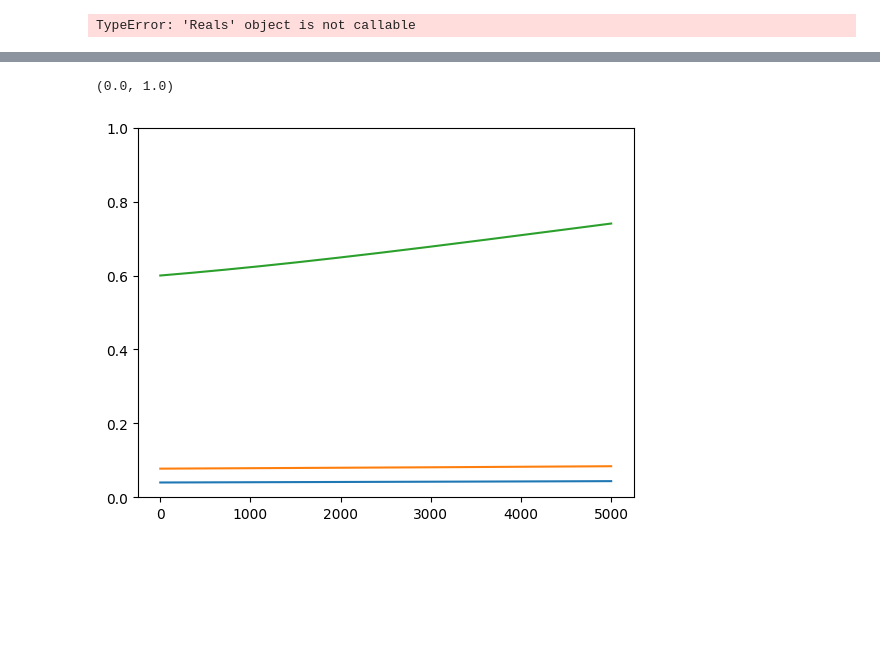
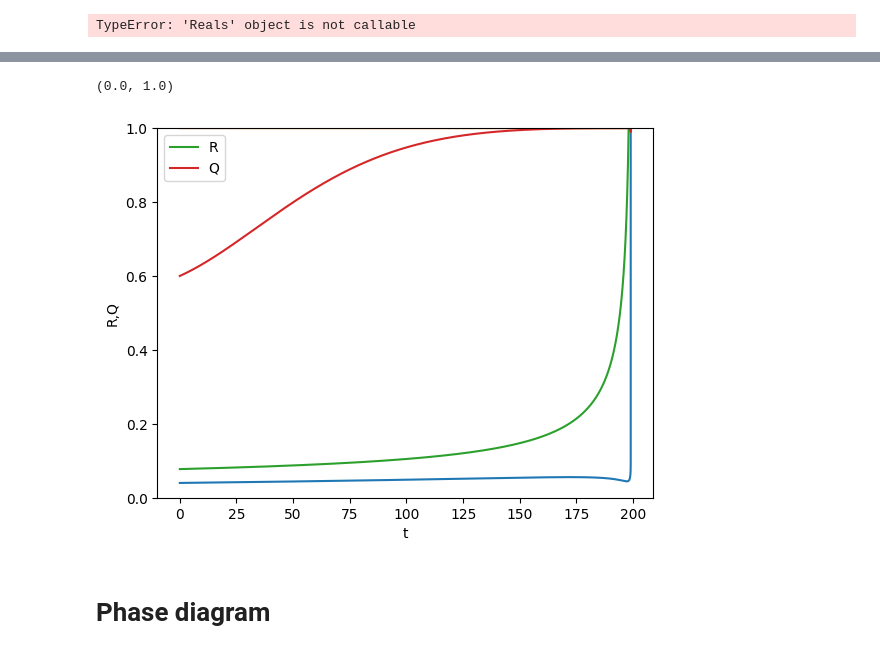
Before and after one commit to Gug-Young/Active_Rotator, a Jupyter notebook: 240822 Modified OA ansatz2.ipynb, the cells around one changed output, grey strips where cells are left out. Saved outputs shown, nothing was run; the diff lists cells and outputs as text; code cells hidden in the pictures; blank space fills up the shorter version.

```diff
--- a/240822 Modified OA ansatz2.ipynb
+++ b/240822 Modified OA ansatz2.ipynb
@@ -103,6 +138,6 @@ def to_complex(Zs):
 # %%
 alpha = 1.2
-beta = 0.2
+beta = 0.8
 eta1 = 0.2
 eta2 = 0.1
 # %%
@@ -119,3 +154,27 @@ b2 =  0.6 + 0j
 
 Zs = RK4(dZ_dt,np.array([a1.real,a1.imag,b1.real,b1.imag,a2.real,a2.imag,b2.real,b2.imag]),t,args=(alpha,beta,eta1,eta2))#[::1000]
 a1s,b1s,a2s,b2s = to_complex(Zs)
+# %%
+A1 = 1
+A2 = np.sqrt(0.6)
+shift = 0.0 * np.pi
+
+a1 =  A1 *np.exp(0j)
+b1 =  a1 * np.exp(np.pi*1j)
+c1 = a1**2
+a2 =  A2*np.exp(shift*1.0j)
+b2 =  a2* np.exp(np.pi*1j)
+c2 = a2**2
+
+Zs = RK4(dZ2_dt,np.array([a1.real,a1.imag,b1.real,b1.imag,c1.real,c1.imag,a2.real,a2.imag,b2.real,b2.imag,c2.real,c2.imag]),t,args=(alpha,beta,eta1,eta2))#[::1000]
+a1s,b1s,c1s,a2s,b2s,c2s = to_complex2(Zs)
+
+RZ1 = 1/2 * (np.conj(a1s)+np.conj(b1s)) + eta1/2 * (np.conj(a1s)-np.conj(b1s))
+QZ1 = 1/2 * (np.conj(a1s)**2+np.conj(b1s)**2) + eta1/2 * (np.conj(a1s)**2-np.conj(b1s)**2)
+RZ2 = 1/2 * (np.conj(a2s)+np.conj(b2s)) + eta2/2 * (np.conj(a2s)-np.conj(b2s))
+QZ2 = 1/2 * (np.conj(a2s)**2+np.conj(b2s)**2) + eta2/2 * (np.conj(a2s)**2-np.conj(b2s)**2)
+
+R1s = np.abs(RZ1)
+R2s = np.abs(RZ2)
+Q1s = np.abs(QZ1)
+Q2s = np.abs(QZ2)
@@ -122,8 +188,15 @@ a1s,b1s,a2s,b2s = to_complex(Zs)
 # %%
 plt.plot(t,np.abs(a1s))
-plt.plot(t,np.abs(a2s))
-plt.plot(t,np.abs(b2s))
+plt.plot(t,np.abs(b1s))
+
+plt.plot(t,np.abs(a2s),label=r'R')
+plt.plot(t,np.abs(b2s),label=r'Q')
+plt.legend()
+plt.ylabel('R,Q')
+plt.xlabel('t')
 plt.ylim(0,1)
 # %% [output]
 (0.0, 1.0)
-[figure, old version]
+[figure, new version]
+# %% [markdown]
+# Phase diagram
```
Also changed, not shown: parts of 20 cells of this notebook, 2 other files.
